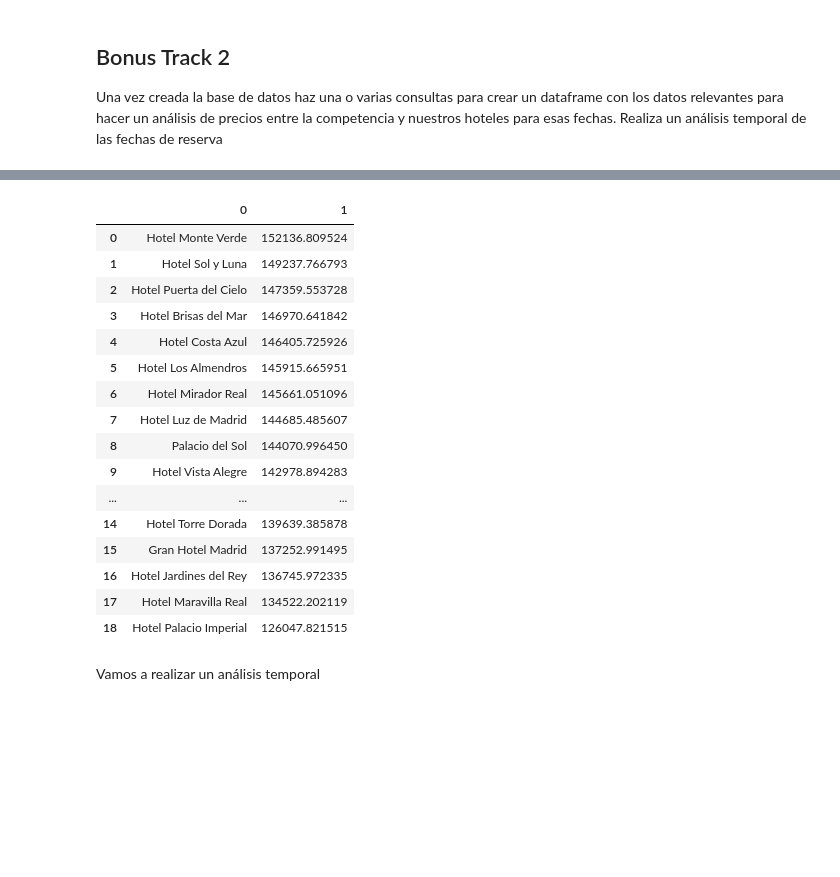
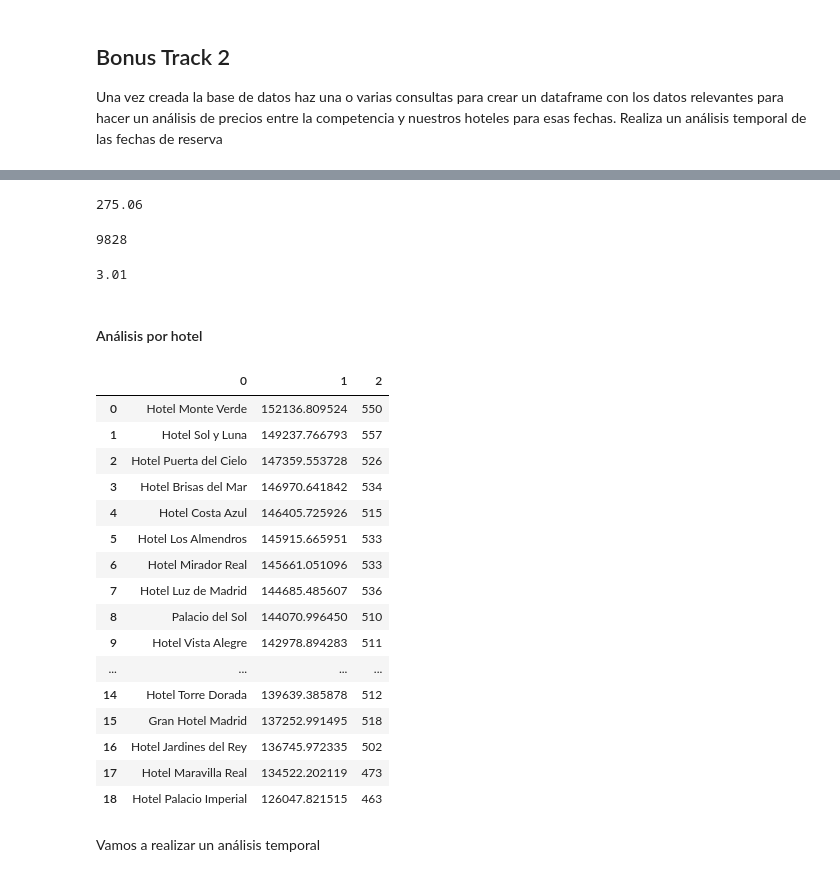
Before and after one commit to Gabijc/Proyecto_ETL_Hoteles, a Jupyter notebook: Notebooks/Bonus_track.ipynb, the cells around one changed output, grey strips where cells are left out. Cells and saved outputs as stored; diff of their text form; code cells hidden in the pictures; blank space fills up the shorter version.

```diff
--- a/Notebooks/Bonus_track.ipynb
+++ b/Notebooks/Bonus_track.ipynb
@@ -178,36 +199,75 @@ conn.rollback()
+# %%
+# Precio medio noche
+query_p_medio = """
+        SELECT AVG(precio_noche)
+        FROM "Vista_hoteles_grupo";
+"""
+
+cur.execute(query_p_medio)
+p_medio = cur.fetchall()
+round(p_medio[0][0], 2)
+# %% [output]
+275.06
+# %%
+# Nº de reservas totales
+query_n_reservas = """
+        SELECT count(id_reserva)
+        FROM "Vista_hoteles_grupo";
+"""
+
+cur.execute(query_n_reservas)
+reservas_tot = cur.fetchall()
+reservas_tot[0][0]
+# %% [output]
+9828
+# %%
+# Valoracion media
+query_v_media = """
+        SELECT AVG(valoracion)
+        FROM "Vista_hoteles_grupo";
+"""
+
+cur.execute(query_v_media)
+v_media = cur.fetchall()
+round(v_media[0][0], 2)
+# %% [output]
+3.01
+# %% [markdown]
+#### Análisis por hotel
 # %%
+# Vamos a analizar los ingresos por hotel, y el numero de reservas por hotel
 query7_1 = """
 
         SELECT
                 nombre_hotel,
                 sum(precio_noche),
-                count()
+                count(id_reserva)
         FROM "Vista_hoteles_grupo"
         GROUP BY nombre_hotel
         ORDER BY 2 DESC;
 """
 
 cur.execute(query7_1)
 q7_1 = cur.fetchall()
 df_grupo = pd.DataFrame(q7_1)
 df_grupo
 # %% [output]
-|  | 0 | 1 |
-| 0 | Hotel Monte Verde | 152136.809524 |
-| 1 | Hotel Sol y Luna | 149237.766793 |
-| 2 | Hotel Puerta del Cielo | 147359.553728 |
-| 3 | Hotel Brisas del Mar | 146970.641842 |
-| 4 | Hotel Costa Azul | 146405.725926 |
-| 5 | Hotel Los Almendros | 145915.665951 |
-| 6 | Hotel Mirador Real | 145661.051096 |
-| 7 | Hotel Luz de Madrid | 144685.485607 |
-| 8 | Palacio del Sol | 144070.996450 |
-| 9 | Hotel Vista Alegre | 142978.894283 |
-| ... | ... | ... |
-| 14 | Hotel Torre Dorada | 139639.385878 |
-| 15 | Gran Hotel Madrid | 137252.991495 |
-| 16 | Hotel Jardines del Rey | 136745.972335 |
-| 17 | Hotel Maravilla Real | 134522.202119 |
-| 18 | Hotel Palacio Imperial | 126047.821515 |
+|  | 0 | 1 | 2 |
+| 0 | Hotel Monte Verde | 152136.809524 | 550 |
+| 1 | Hotel Sol y Luna | 149237.766793 | 557 |
+| 2 | Hotel Puerta del Cielo | 147359.553728 | 526 |
+| 3 | Hotel Brisas del Mar | 146970.641842 | 534 |
+| 4 | Hotel Costa Azul | 146405.725926 | 515 |
+| 5 | Hotel Los Almendros | 145915.665951 | 533 |
+| 6 | Hotel Mirador Real | 145661.051096 | 533 |
+| 7 | Hotel Luz de Madrid | 144685.485607 | 536 |
+| 8 | Palacio del Sol | 144070.996450 | 510 |
+| 9 | Hotel Vista Alegre | 142978.894283 | 511 |
+| ... | ... | ... | ... |
+| 14 | Hotel Torre Dorada | 139639.385878 | 512 |
+| 15 | Gran Hotel Madrid | 137252.991495 | 518 |
+| 16 | Hotel Jardines del Rey | 136745.972335 | 502 |
+| 17 | Hotel Maravilla Real | 134522.202119 | 473 |
+| 18 | Hotel Palacio Imperial | 126047.821515 | 463 |
 # %% [markdown]
 Vamos a realizar un análisis temporal
```
Also changed, not shown: parts of 25 cells of this notebook, 1 other file.
